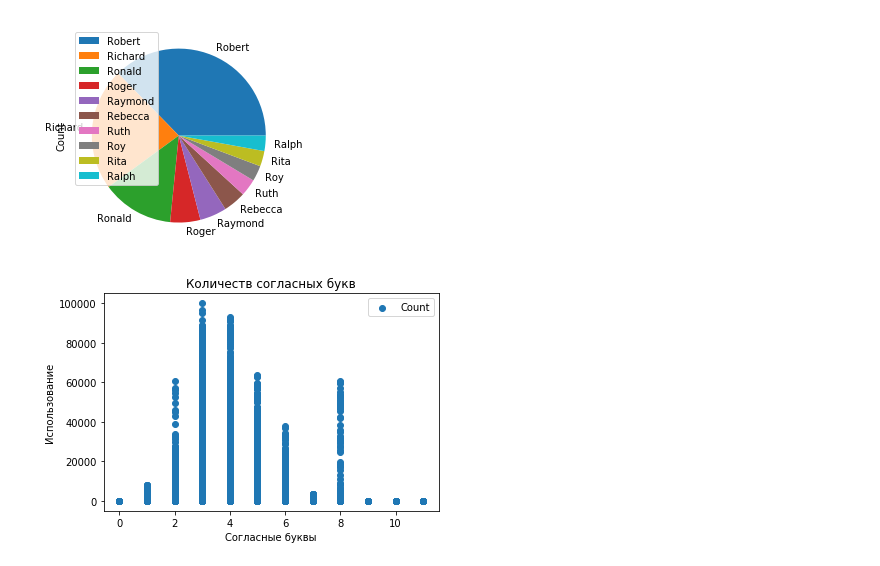
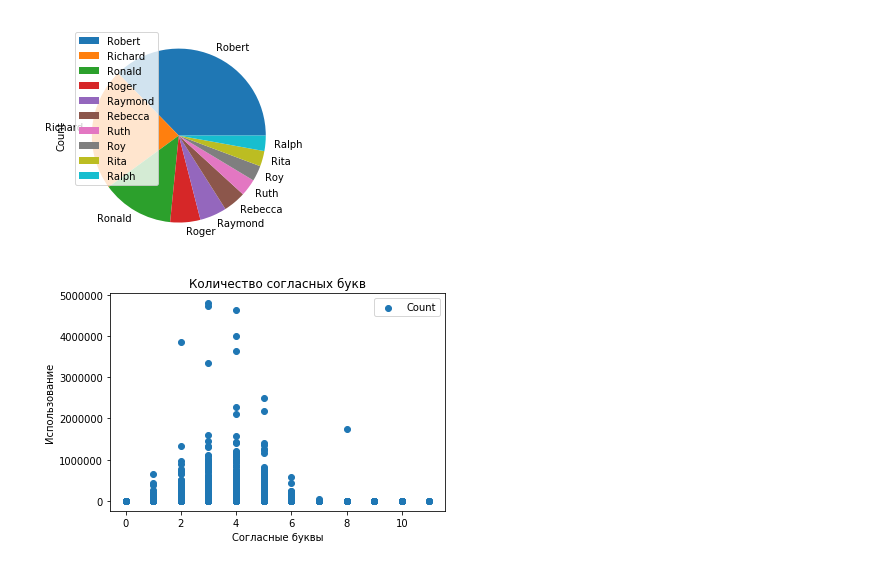
Before and after one commit to pavkozlov/Netology-Advanced, a Jupyter notebook: analytics/Untitled1.ipynb, the cells around one changed output. Saved outputs shown, nothing was run; the diff lists cells and outputs as text; code cells hidden in the pictures.

```diff
--- a/analytics/Untitled1.ipynb
+++ b/analytics/Untitled1.ipynb
@@ -36,21 +36,23 @@ names_top10.plot(kind='pie', y='Count')
 <matplotlib.axes._subplots.AxesSubplot at 0x...>
 [figure]
 # %%
-consonants = list("BCDFGHJKLMNPQRSTVWXYZbcdfghjklmnpqrstvwxyz")
+consonants = list("BCDFGHJKLMNPQRSTVWXZbcdfghjklmnpqrstvwxz")
 my_chars = names_all.groupby([names_all.index, 'Name']).sum()
 my_chars = my_chars.loc[(my_chars.index.get_level_values(0).isin(range(1900,2000)))]
 my_chars = my_chars.reset_index(['Name'])
 def get_consonants(word):
     number_of_consonants = sum(word.count(c) for c in consonants)
     return number_of_consonants
+my_chars = my_chars.groupby(['Name']).sum()
+my_chars = my_chars.reset_index(['Name'])
 my_chars['len'] = my_chars['Name'].map(get_consonants)
 x = my_chars['len']
 y = my_chars['Count']
 plt.scatter(x,y)
 plt.xlabel('Согласные буквы')
 plt.ylabel('Использование')
 plt.title('Количество согласных букв')
 plt.legend()
 plt.show()
 # %% [output]
-[figure, old version]
+[figure, new version]
```
Also changed, not shown: parts of 1 cell of this notebook.
